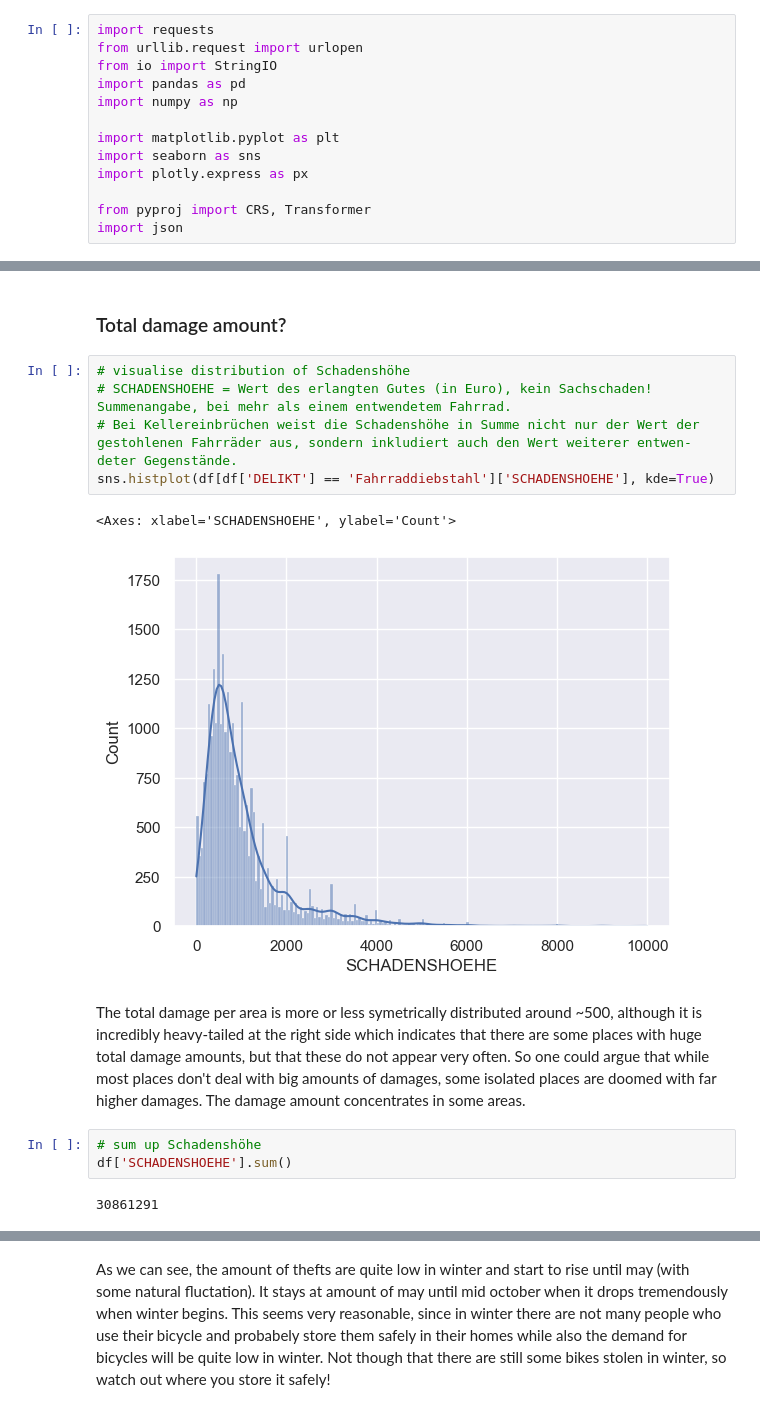
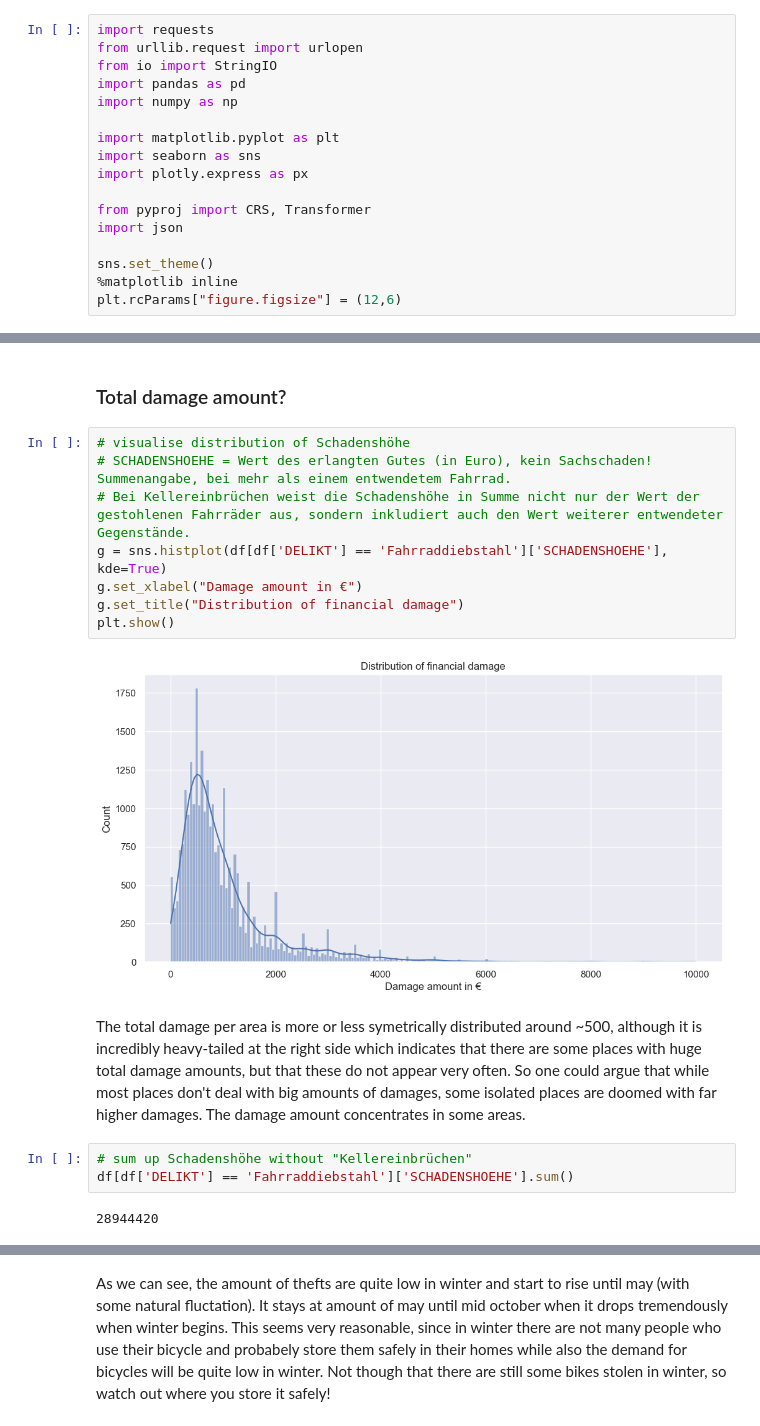
Before and after one commit to JJestel/HCDS, a Jupyter notebook: a1/bicycle_theft_berlin.ipynb, the cells around one changed output, grey strips where cells are left out. Saved outputs shown, nothing was run; the diff lists cells and outputs as text.

```diff
--- a/a1/bicycle_theft_berlin.ipynb
+++ b/a1/bicycle_theft_berlin.ipynb
@@ -11,6 +11,10 @@ import plotly.express as px
 
 from pyproj import CRS, Transformer
 import json
+
+sns.set_theme()
+%matplotlib inline
+plt.rcParams["figure.figsize"] = (12,6)
 # %% [markdown]
 # Data Collection
 # %%
@@ -165,16 +164,18 @@ more thefts in center of berlin
 # %%
 # visualise distribution of Schadenshöhe
 # SCHADENSHOEHE = Wert des erlangten Gutes (in Euro), kein Sachschaden! Summenangabe, bei mehr als einem entwendetem Fahrrad.
-# Bei Kellereinbrüchen weist die Schadenshöhe in Summe nicht nur der Wert der gestohlenen Fahrräder aus, sondern inkludiert auch den Wert weiterer entwen- deter Gegenstände.
-sns.histplot(df[df['DELIKT'] == 'Fahrraddiebstahl']['SCHADENSHOEHE'], kde=True)
+# Bei Kellereinbrüchen weist die Schadenshöhe in Summe nicht nur der Wert der gestohlenen Fahrräder aus, sondern inkludiert auch den Wert weiterer entwendeter Gegenstände.
+g = sns.histplot(df[df['DELIKT'] == 'Fahrraddiebstahl']['SCHADENSHOEHE'], kde=True)
+g.set_xlabel("Damage amount in €")
+g.set_title("Distribution of financial damage")
+plt.show()
 # %% [output]
-<Axes: xlabel='SCHADENSHOEHE', ylabel='Count'>
-[figure, old version]
+[figure, new version]
 # %% [markdown]
 The total damage per area is more or less symetrically distributed around ~500, although it is incredibly heavy-tailed at the right side which indicates that there are some places with huge total damage amounts, but that these do not appear very often. So one could argue that while most places don't deal with big amounts of damages, some isolated places are doomed with far higher damages. The damage amount concentrates in some areas.
 # %%
-# sum up Schadenshöhe
-df['SCHADENSHOEHE'].sum()
+# sum up Schadenshöhe without "Kellereinbrüchen"
+df[df['DELIKT'] == 'Fahrraddiebstahl']['SCHADENSHOEHE'].sum()
 # %% [output]
-30861291
+28944420
 # %% [markdown]
```
Also changed, not shown: parts of 11 cells of this notebook.
